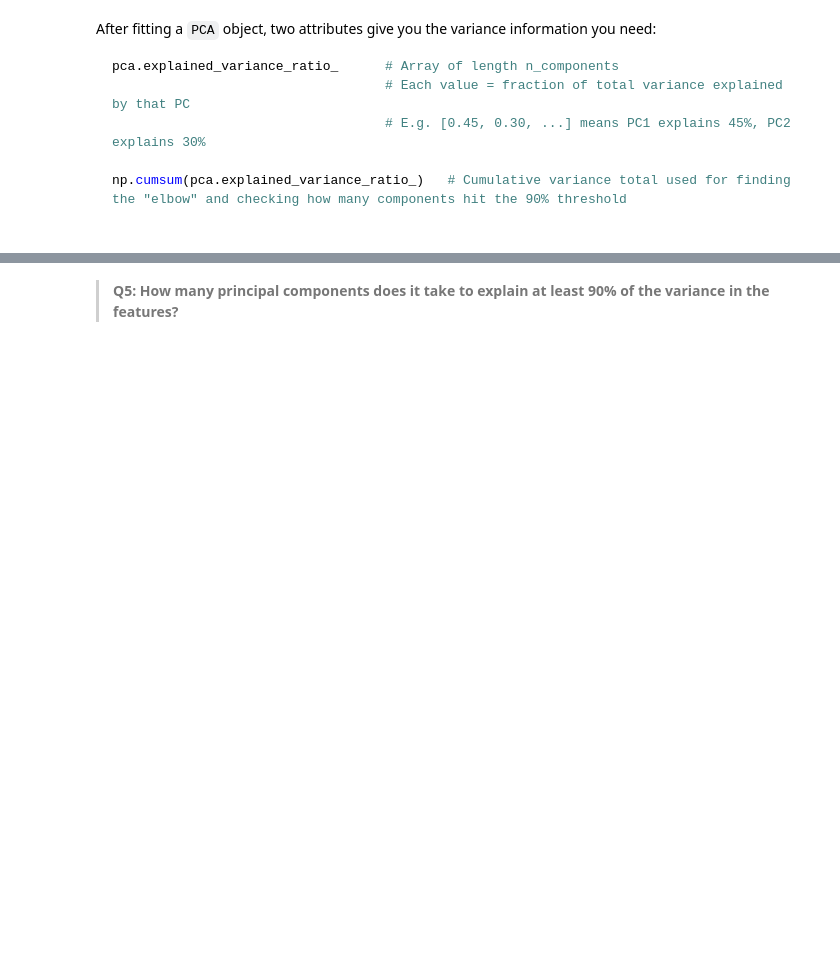
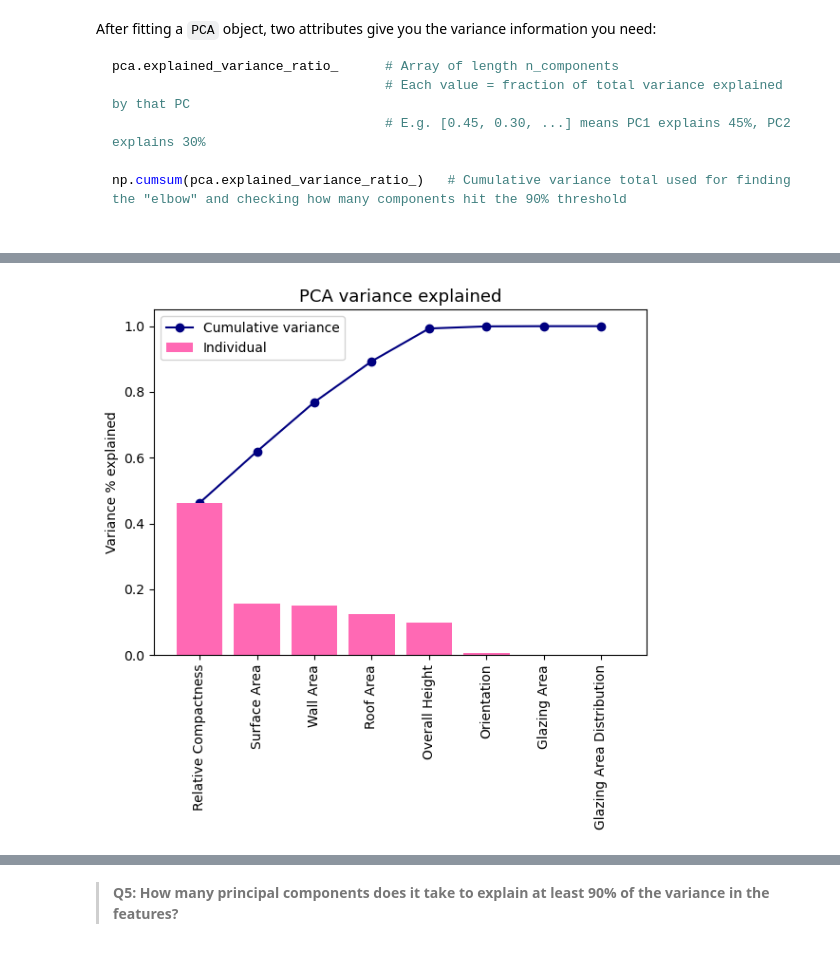
Before and after one commit to sofiiir/edds232-assignment-3, a Jupyter notebook: task1/hw3-task1.ipynb, the cells around one changed output, grey strips where cells are left out. Cells and saved outputs as stored; diff of their text form; code cells hidden in the pictures; blank space fills up the shorter version.

````diff
--- a/task1/hw3-task1.ipynb
+++ b/task1/hw3-task1.ipynb
@@ -488,9 +489,20 @@ np.cumsum(pca.explained_variance_ratio_)   # Cumulative variance total used for
 
 ```
 # %%
-pca_full = ...
+pca = PCA(n_components = 8)
+pca_full = pca.fit(X_train_scaled)
 
-explained_var = ...
-cumulative_var = ...
 
-explained_var
+explained_var = pca.explained_variance_ratio_
+cumulative_var = np.cumsum(pca.explained_variance_ratio_)
+
+
+
+# create a dictionary with the OLS and Ridge coefficients
+pca_table = {'Feature' : features,
+             'Individual variance ': explained_var,
+             'Cumulative variance' : cumulative_var}
+
+# convert the table to a dataframe
+pca_df = pd.DataFrame(pca_table)
+pca_df
@@ -497,2 +519,23 @@ explained_var
+# %%
+fig, ax = plt.subplots(figsize=(6, 6))
+ax.bar(features,
+       explained_var,
+       color="hotpink",
+       zorder = 2,
+       label = "Individual")
+ax.plot(features,
+        cumulative_var,
+        color = "navy",
+        marker = 'o',
+        zorder = 1,
+        label = "Cumulative variance")
+ax.set_title('PCA variance explained', fontsize=13)
+ax.set_xticklabels(features, rotation=90)
+ax.set_ylabel('Variance % explained')
+ax.legend()
+plt.tight_layout()
+plt.show()
+# %% [output]
+[figure, added]
 # %%
 grader.check("q7")
````
Also changed, not shown: parts of 5 cells of this notebook.
